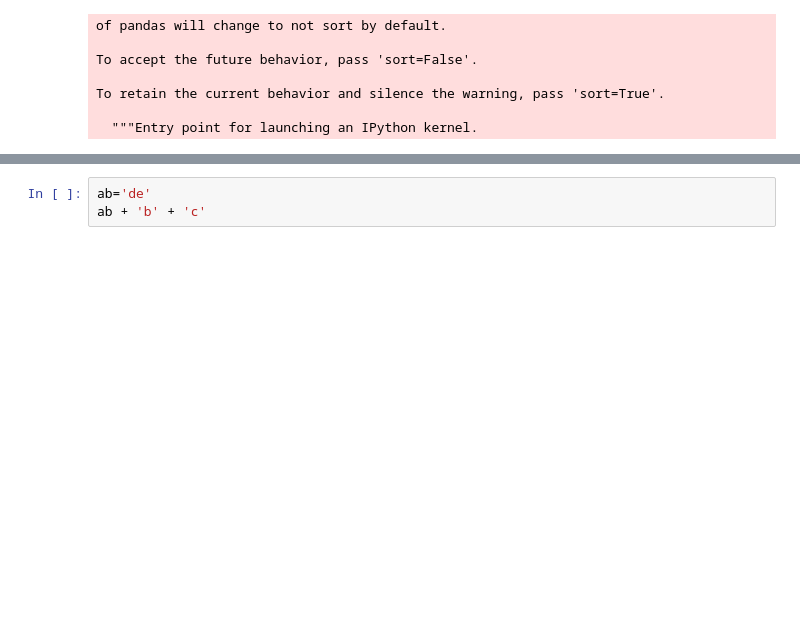
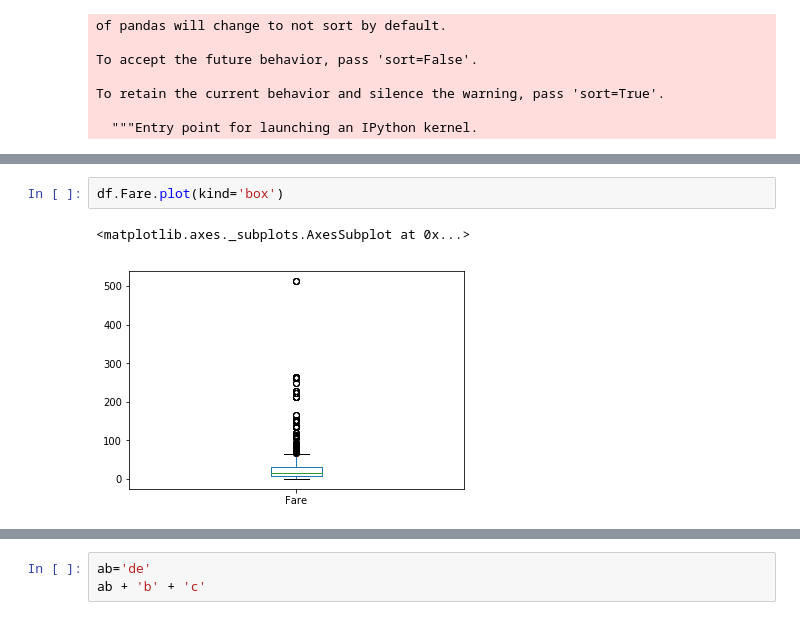
Before and after one commit to AtulSinghBankoti/titanic, a Jupyter notebook: notebooks/2.0-ak-exploring-processing-data.ipynb, the cells around one changed output, grey strips where cells are left out. Saved outputs shown, nothing was run; the diff lists cells and outputs as text; blank space fills up the shorter version.

```diff
--- a/notebooks/2.0-ak-exploring-processing-data.ipynb
+++ b/notebooks/2.0-ak-exploring-processing-data.ipynb
@@ -118,0 +323,5 @@ df.head()
+# %%
+df.Fare.plot(kind='box')
+# %% [output]
+<matplotlib.axes._subplots.AxesSubplot at 0x...>
+[figure, added]
```
Also changed, not shown: parts of 30 cells of this notebook.
